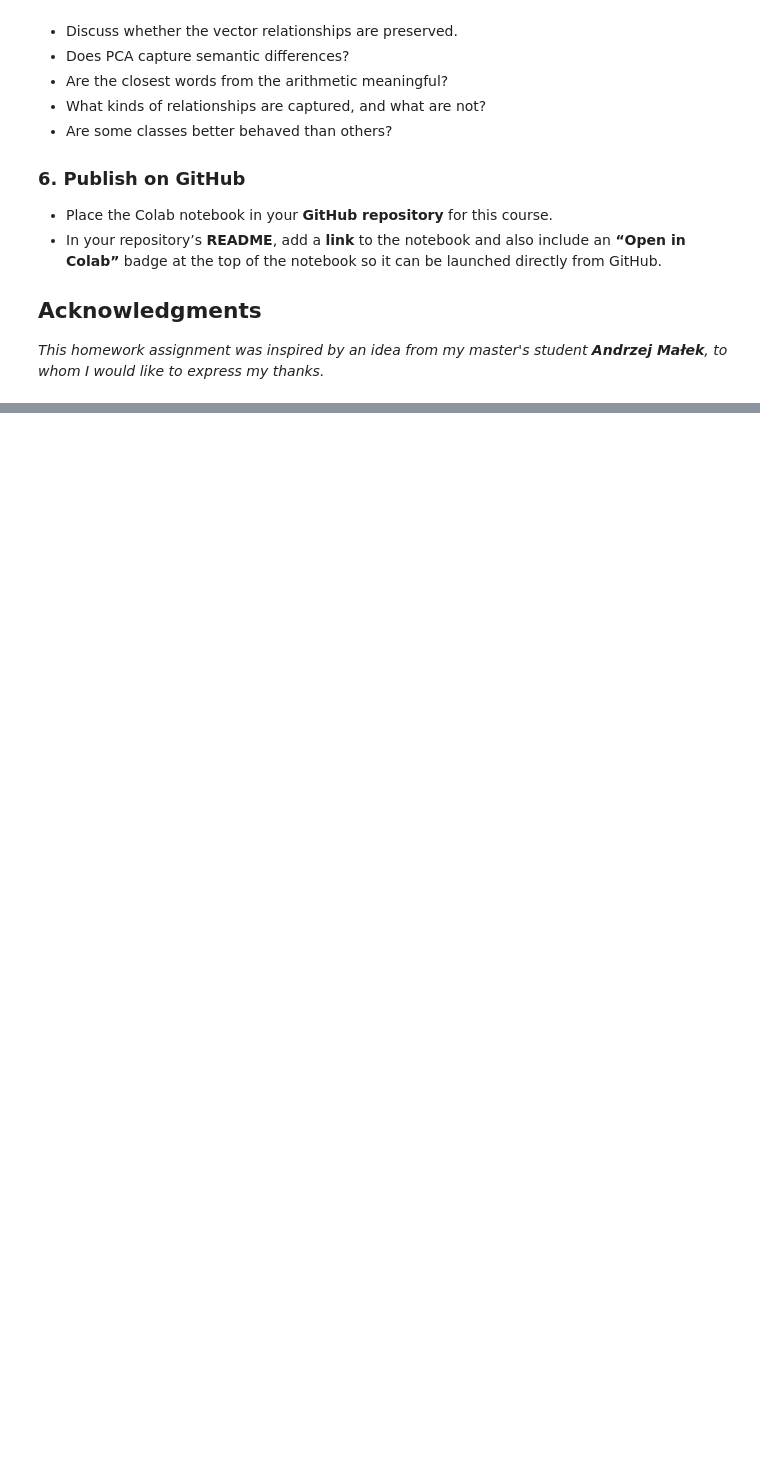
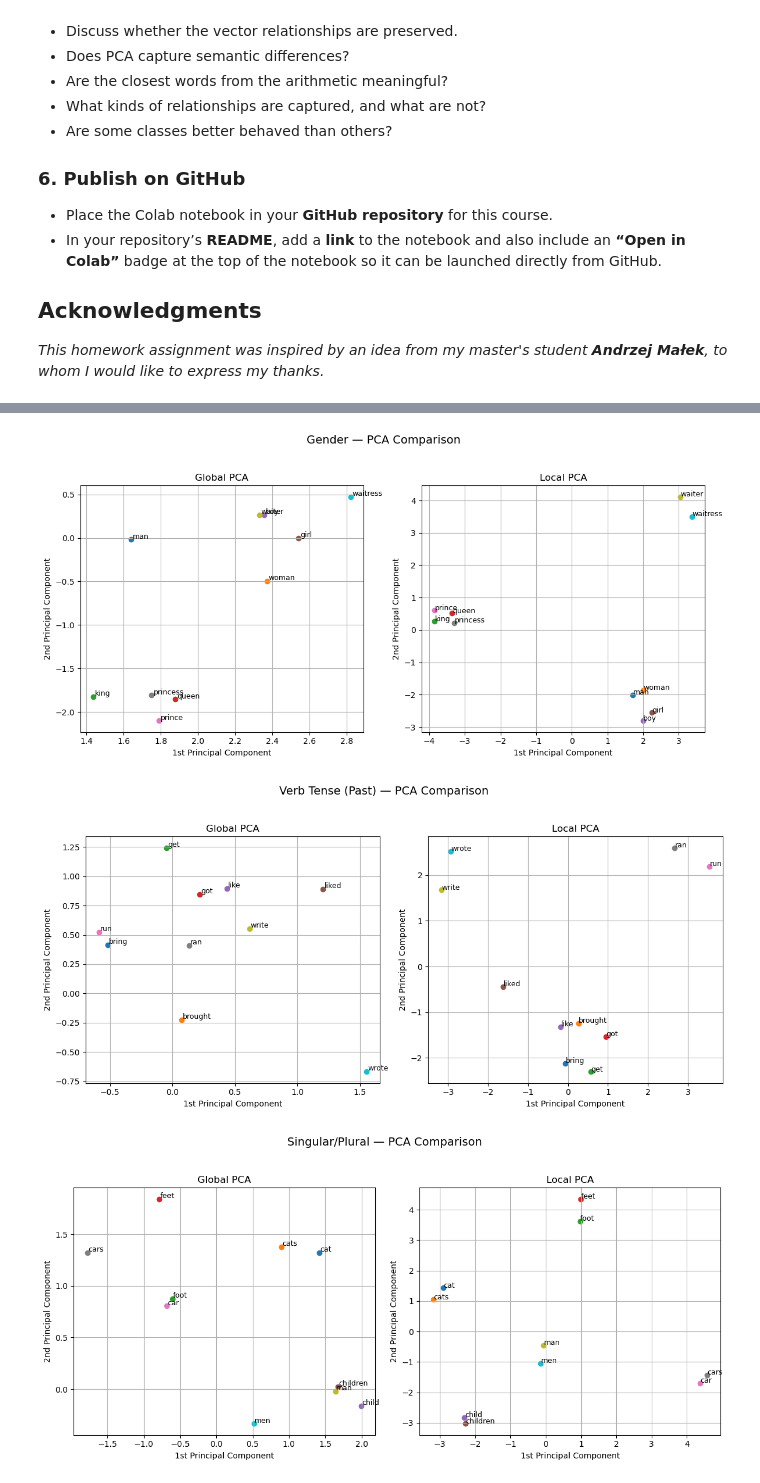
Before and after one commit to Bokocki/135UM-Homework, a Jupyter notebook: Homework12.ipynb, the cells around one changed output, grey strips where cells are left out. Drawn from its saved outputs; the diff is of its cells as text; code cells hidden in the pictures; blank space fills up the shorter version.

```diff
--- a/Homework12.ipynb
+++ b/Homework12.ipynb
@@ -120,0 +125,23 @@ for the *gender*-related class.
+# %%
+import torch
+import torch.nn.functional as F
+from sklearn.decomposition import PCA
+import matplotlib.pyplot as plt
+import numpy as np
+
+# ----------------- Load GloVe ------------------------
+
+def load_glove_embeddings(file_path):
+    embeddings = {}
+    with open(file_path, 'r', encoding='utf8') as f:
+        for line in f:
+            parts = line.strip().split()
+            word = parts[0]
+            vec = torch.tensor([float(x) for x in parts[1:]], dtype=torch.float)
+            embeddings[word] = vec
+    return embeddings
+
+# link to the text file with the embedding, because it is too large to put into GitHub (about 1 GB)
+# https://drive.google.com/file/d/13c3gB4FyB6JP3bjvWE06BpJZy7wedRu3/view?usp=sharing
+glove_path = "glove.6B.300d.txt"
+glove = load_glove_embeddings(glove_path)
@@ -120,0 +298,10 @@ for the *gender*-related class.
+# %%
+# ----------------- Plot All Classes ------------------------
+
+for class_name, pairs in semantic_classes.items():
+    words = [w for pair in pairs for w in pair]
+    plot_side_by_side_pca(words, f"{class_name} — PCA Comparison")
+# %% [output]
+[figure, added]
+[figure, added]
+[figure, added]
```
Also changed, not shown: parts of 10 cells of this notebook.
